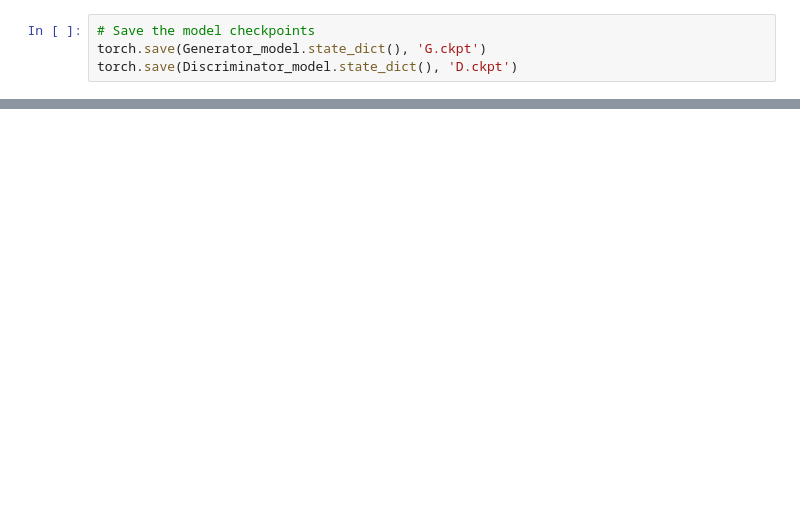
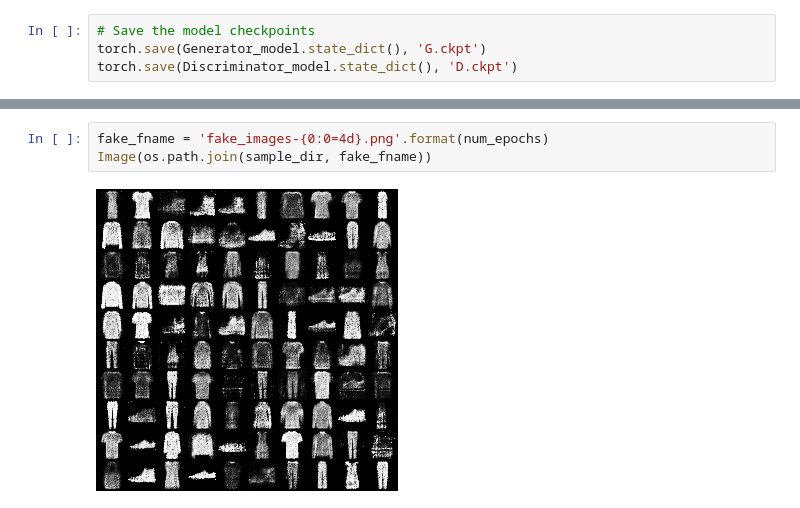
Before and after one commit to ashma01/GAN-Algorithms, a Jupyter notebook: GAN_Simple.ipynb, the cells around one changed output, grey strips where cells are left out. Drawn from its saved outputs; the diff is of its cells as text; blank space fills up the shorter version.

```diff
--- a/GAN_Simple.ipynb
+++ b/GAN_Simple.ipynb
@@ -336,0 +271,5 @@ img.save(fp=fp_out, format='GIF', append_images=imgs,
+# %%
+fake_fname = 'fake_images-{0:0=4d}.png'.format(num_epochs)
+Image(os.path.join(sample_dir, fake_fname))
+# %% [output]
+[figure, added]
```
Also changed, not shown: parts of 17 cells of this notebook.
